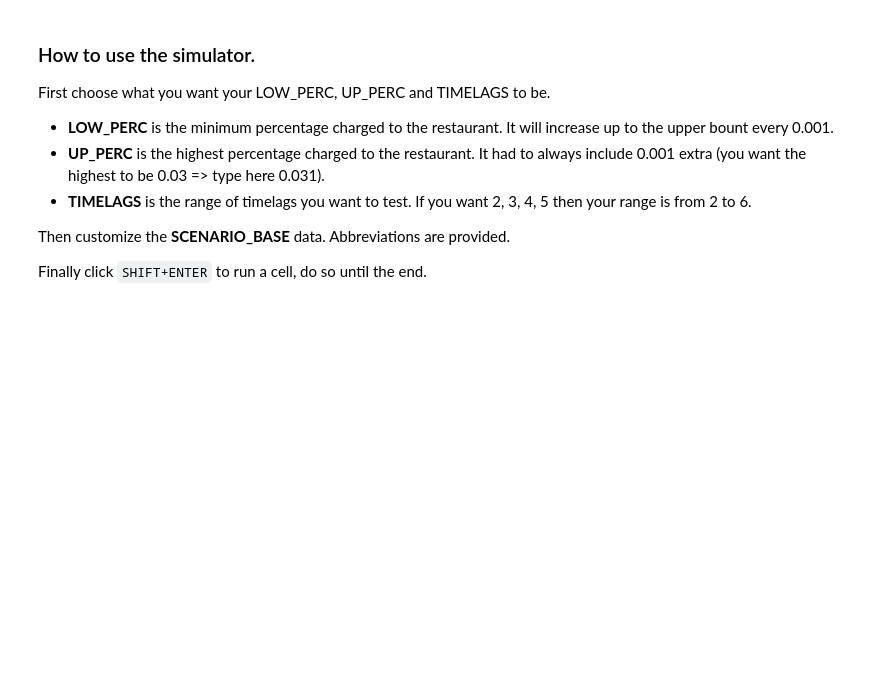
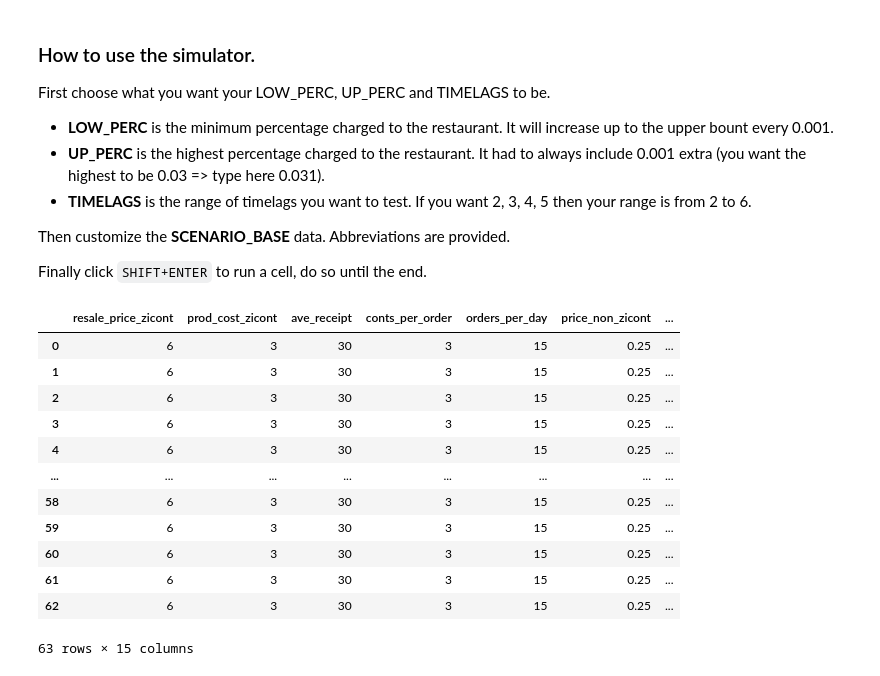
Before and after one commit to zeroimPACK/simulator, a Jupyter notebook: revenue_model.ipynb, the cells around one changed output. Saved outputs shown, nothing was run; the diff lists cells and outputs as text; code cells hidden in the pictures; blank space fills up the shorter version.

```diff
--- a/revenue_model.ipynb
+++ b/revenue_model.ipynb
@@ -7,7 +7,7 @@ import matplotlib.pyplot as plt
 from matplotlib import cm
 from mpl_toolkits.mplot3d import Axes3D
 
-pd.set_option('display.max_rows', None)
+pd.set_option('display.max_rows', 50)
 # %% [markdown]
 ### How to use the simulator.
 
@@ -127,6 +127,22 @@ sims_dics = [create_scenario_data(a, b) for a in percent_z_range
                                         for b in TIMELAGS]
 
 df = pd.DataFrame(sims_dics)
+# %%
+df
+# %% [output]
+|  | resale_price_zicont | prod_cost_zicont | ave_receipt | conts_per_order | orders_per_day | price_non_zicont | ... |
+| 0 | 6 | 3 | 30 | 3 | 15 | 0.25 | ... |
+| 1 | 6 | 3 | 30 | 3 | 15 | 0.25 | ... |
+| 2 | 6 | 3 | 30 | 3 | 15 | 0.25 | ... |
+| 3 | 6 | 3 | 30 | 3 | 15 | 0.25 | ... |
+| 4 | 6 | 3 | 30 | 3 | 15 | 0.25 | ... |
+| ... | ... | ... | ... | ... | ... | ... | ... |
+| 58 | 6 | 3 | 30 | 3 | 15 | 0.25 | ... |
+| 59 | 6 | 3 | 30 | 3 | 15 | 0.25 | ... |
+| 60 | 6 | 3 | 30 | 3 | 15 | 0.25 | ... |
+| 61 | 6 | 3 | 30 | 3 | 15 | 0.25 | ... |
+| 62 | 6 | 3 | 30 | 3 | 15 | 0.25 | ... |
+63 rows × 15 columns
 # %%
 # plot using df
 
```
Also changed, not shown: parts of 4 cells of this notebook.
